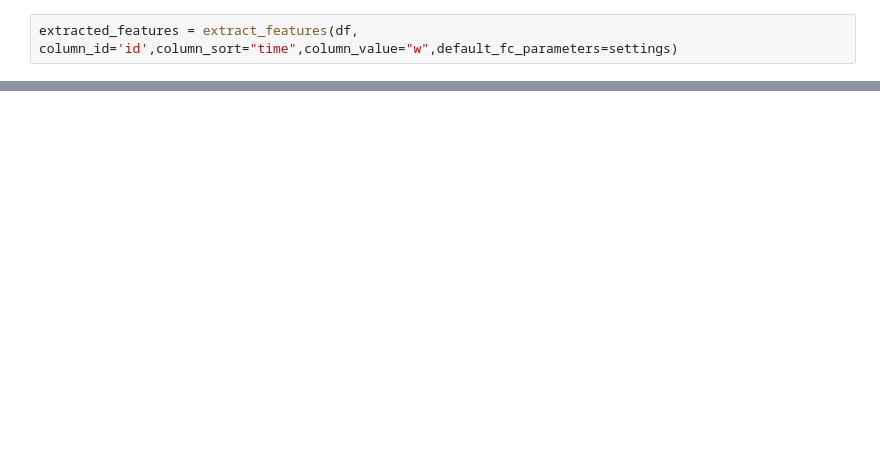
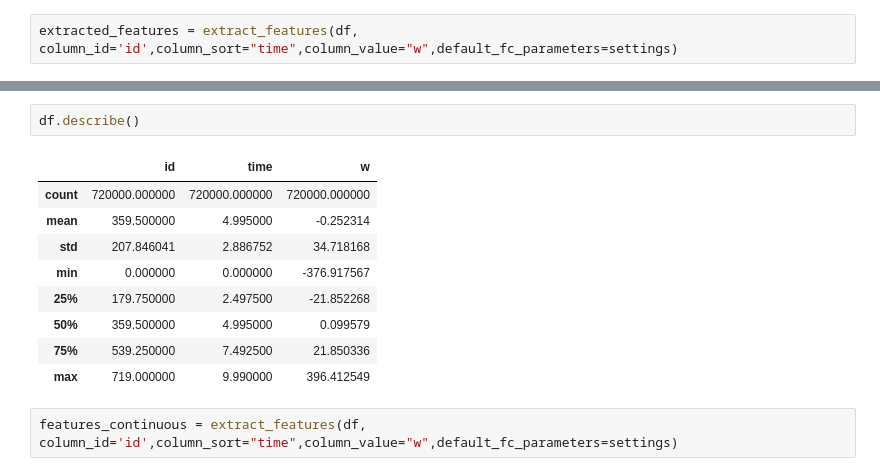
Before and after one commit to zomungGITHUB/MLGeo-2023, a Jupyter notebook: tutorials/Chap_2.6_feature_extraction/2.6_feature_engineering.ipynb, the cells around one changed output, grey strips where cells are left out. Drawn from its saved outputs; the diff is of its cells as text; blank space fills up the shorter version.

```diff
--- a/tutorials/Chap_2.6_feature_extraction/2.6_feature_engineering.ipynb
+++ b/tutorials/Chap_2.6_feature_extraction/2.6_feature_engineering.ipynb
@@ -457,0 +508,14 @@ extracted_features.head()
+# %%
+df.describe()
+# %% [output]
+|  | id | time | w |
+| count | 720000.000000 | 720000.000000 | 720000.000000 |
+| mean | 359.500000 | 4.995000 | -0.252314 |
+| std | 207.846041 | 2.886752 | 34.718168 |
+| min | 0.000000 | 0.000000 | -376.917567 |
+| 25% | 179.750000 | 2.497500 | -21.852268 |
+| 50% | 359.500000 | 4.995000 | 0.099579 |
+| 75% | 539.250000 | 7.492500 | 21.850336 |
+| max | 719.000000 | 9.990000 | 396.412549 |
+# %%
+features_continuous = extract_features(df, column_id='id',column_sort="time",column_value="w",default_fc_parameters=settings)
```
Also changed, not shown: parts of 17 cells of this notebook.
